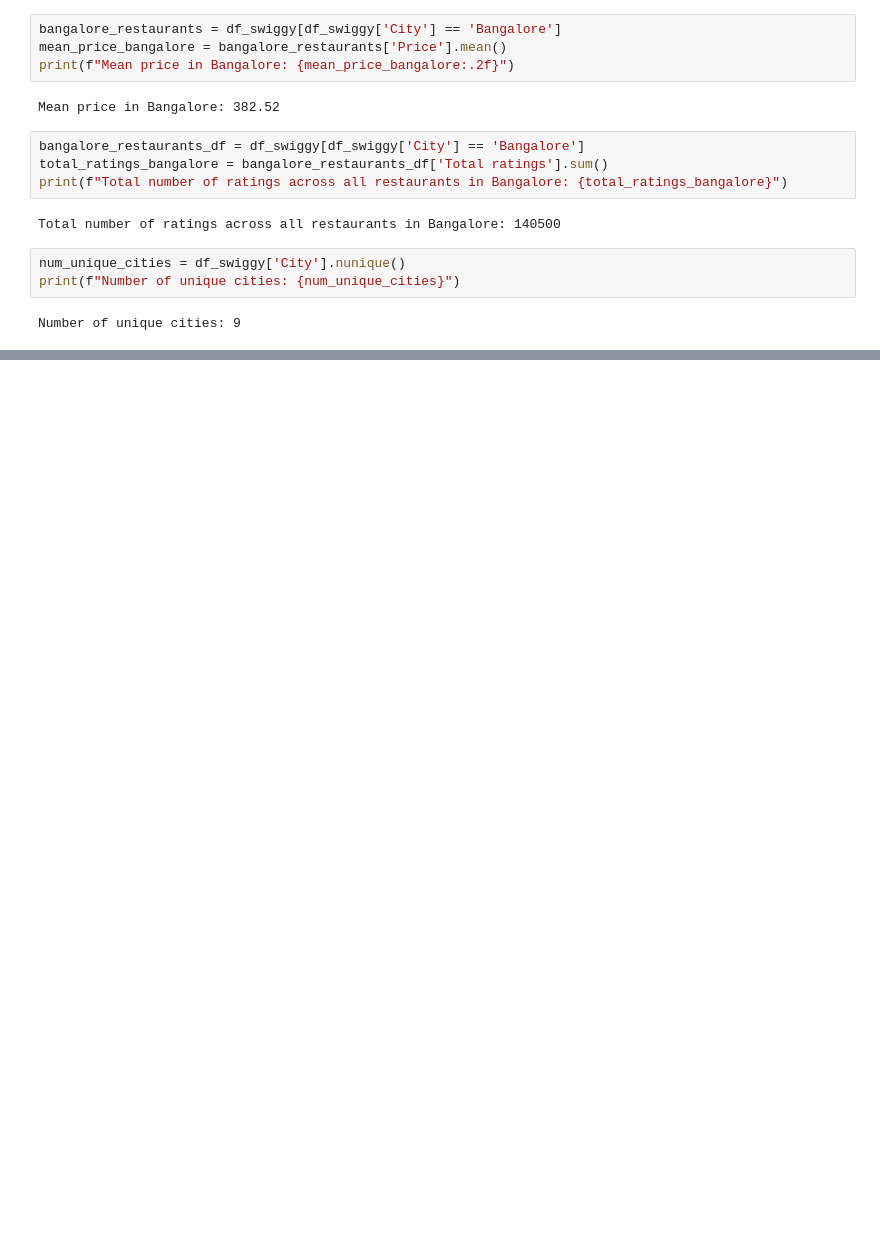
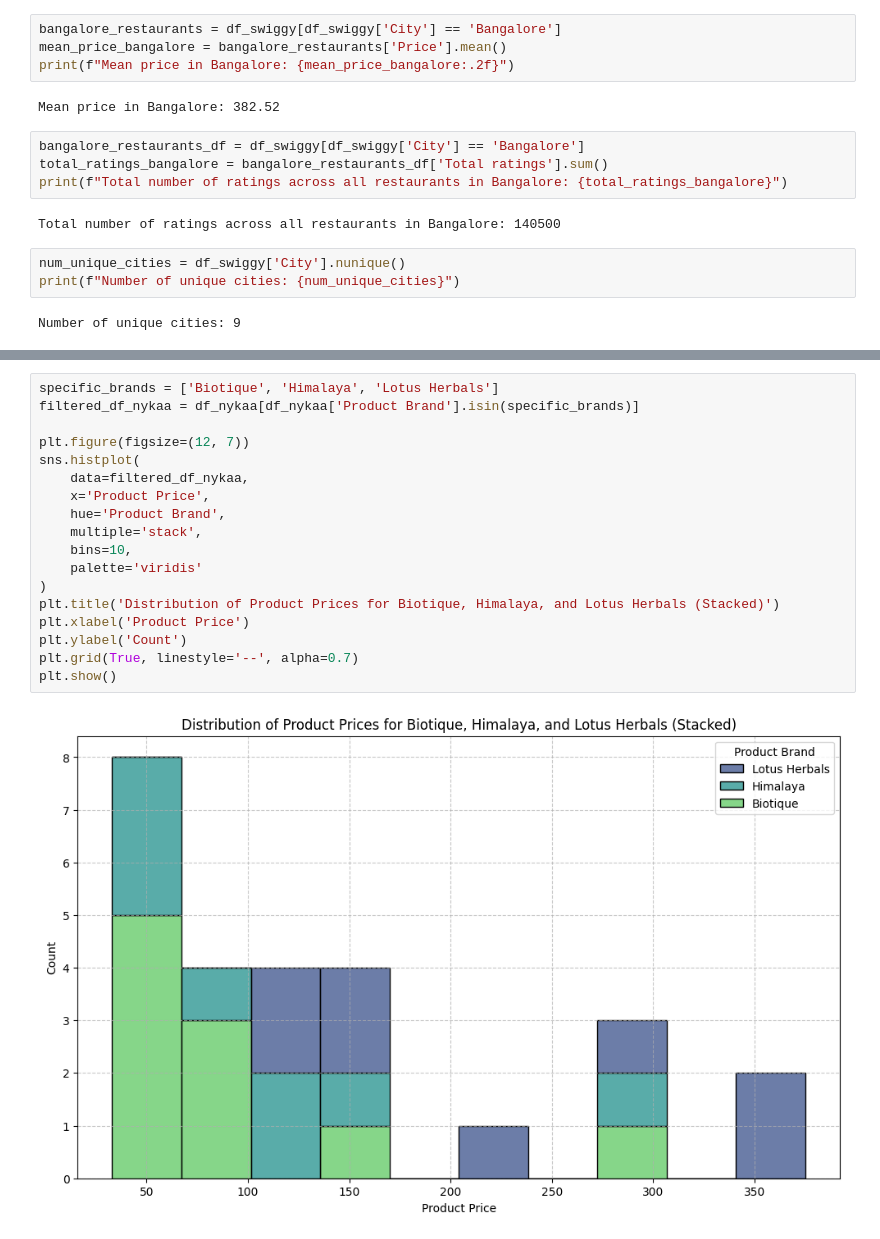
Before and after one commit to shashwatlko586/AICode586, a Jupyter notebook: Pandas_Numpy/Pandas_Numpy_4.ipynb, the cells around one changed output, grey strips where cells are left out. Cells and saved outputs as stored; diff of their text form; blank space fills up the shorter version.

```diff
--- a/Pandas_Numpy/Pandas_Numpy_4.ipynb
+++ b/Pandas_Numpy/Pandas_Numpy_4.ipynb
@@ -47,0 +220,20 @@ Number of unique cities: 9
+# %%
+specific_brands = ['Biotique', 'Himalaya', 'Lotus Herbals']
+filtered_df_nykaa = df_nykaa[df_nykaa['Product Brand'].isin(specific_brands)]
+
+plt.figure(figsize=(12, 7))
+sns.histplot(
+    data=filtered_df_nykaa,
+    x='Product Price',
+    hue='Product Brand',
+    multiple='stack',
+    bins=10,
+    palette='viridis'
+)
+plt.title('Distribution of Product Prices for Biotique, Himalaya, and Lotus Herbals (Stacked)')
+plt.xlabel('Product Price')
+plt.ylabel('Count')
+plt.grid(True, linestyle='--', alpha=0.7)
+plt.show()
+# %% [output]
+[figure, added]
```
Also changed, not shown: parts of 22 cells of this notebook, 5 other files.
